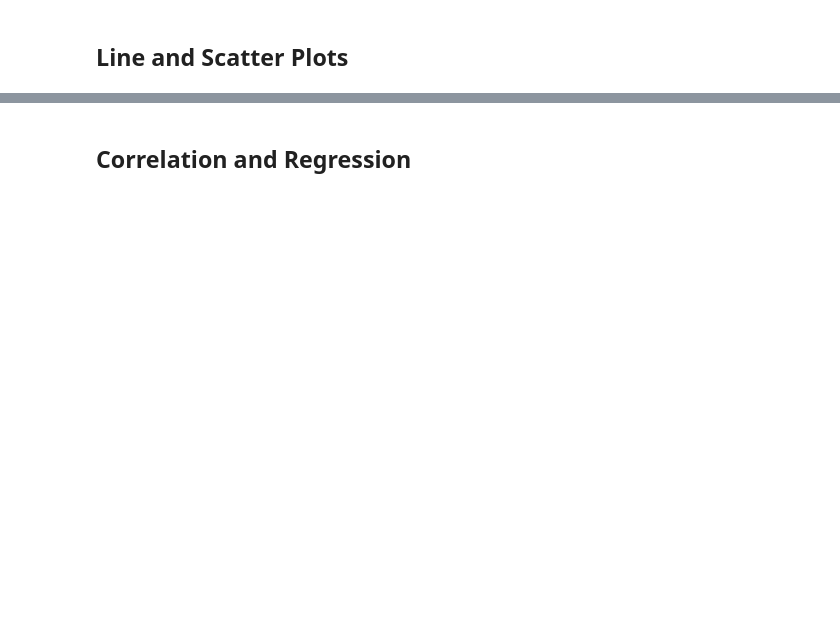
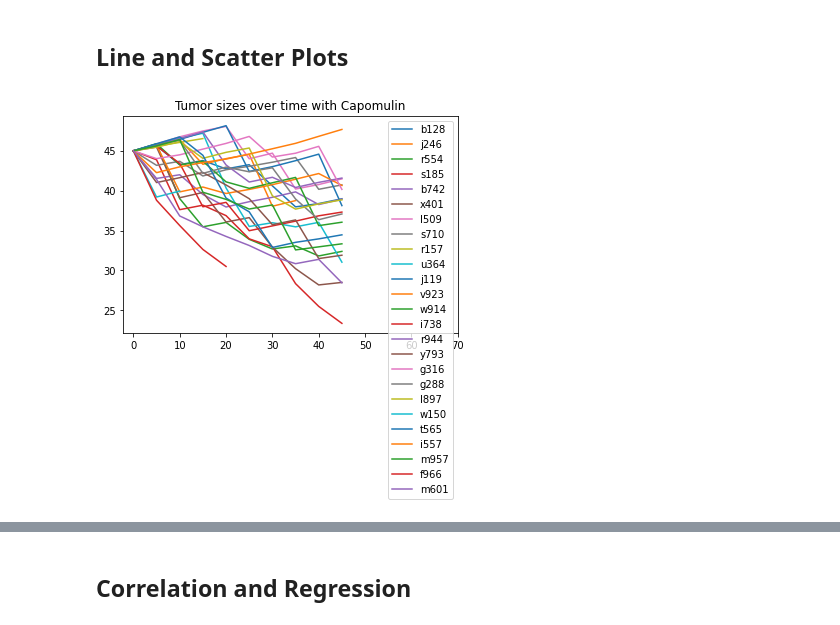
Before and after one commit to kyraha/UMN_HW05_Matplotlib, a Jupyter notebook: pymaceuticals_starter.ipynb, the cells around one changed output, grey strips where cells are left out. Drawn from its saved outputs; the diff is of its cells as text; code cells hidden in the pictures; blank space fills up the shorter version.

```diff
--- a/pymaceuticals_starter.ipynb
+++ b/pymaceuticals_starter.ipynb
@@ -219,2 +224,17 @@ Potential outliers:
+# %%
+# Generate a line plot of time point versus tumor volume for a mouse treated with Capomulin
+capomulin_mice = deduped[deduped["Drug Regimen"] == "Capomulin"]
+tumor_series = pd.DataFrame()
+plt.title("Tumor sizes over time with Capomulin")
+for mouse in capomulin_mice["Mouse ID"].unique():
+  s = capomulin_mice[capomulin_mice["Mouse ID"] == mouse].set_index("Timepoint").sort_values("Timepoint")["Tumor Volume (mm3)"]
+  tumor_series[mouse] = s
+  plt.plot(s, label=mouse)
+
+plt.xlim(right = 70)
+plt.legend(loc="upper right")
+plt.show()
+# %% [output]
+[figure, added]
 # %%
 # Generate a scatter plot of mouse weight versus average tumor volume for the Capomulin regimen
```
Also changed, not shown: parts of 6 cells of this notebook.
